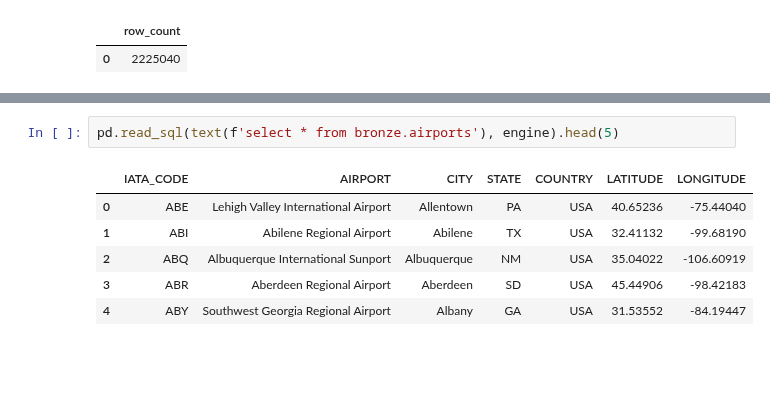
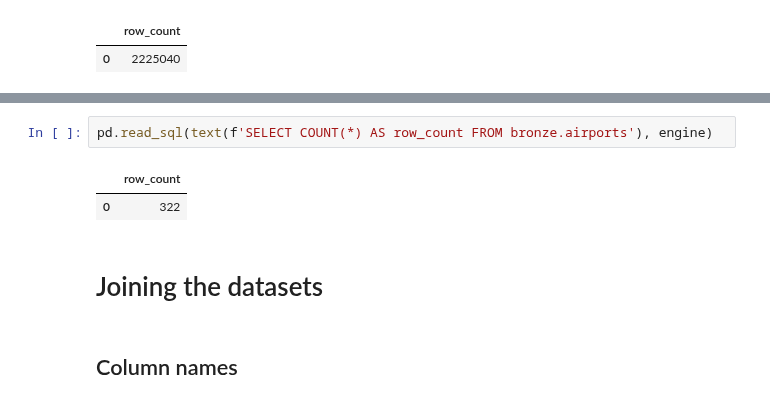
Before and after one commit to edaletsadigov/Flight-delay-analysis-E2E, a Jupyter notebook: notebooks/02_bronze.ipynb, the cells around one changed output, grey strips where cells are left out. Cells and saved outputs as stored; diff of their text form; blank space fills up the shorter version.

Commit message:
Update bronze data processing notebooks

```diff
--- a/notebooks/02_bronze.ipynb
+++ b/notebooks/02_bronze.ipynb
@@ -30,9 +25,9 @@ pd.read_sql(text(f"SELECT * FROM bronze.airlines"), engine).head(10)
 # %%
-pd.read_sql(text(f'select * from bronze.airports'), engine).head(5)
+pd.read_sql(text(f'SELECT COUNT(*) AS row_count FROM bronze.airports'), engine)
 # %% [output]
-|  | IATA_CODE | AIRPORT | CITY | STATE | COUNTRY | LATITUDE | LONGITUDE |
-| 0 | ABE | Lehigh Valley International Airport | Allentown | PA | USA | 40.65236 | -75.44040 |
-| 1 | ABI | Abilene Regional Airport | Abilene | TX | USA | 32.41132 | -99.68190 |
-| 2 | ABQ | Albuquerque International Sunport | Albuquerque | NM | USA | 35.04022 | -106.60919 |
-| 3 | ABR | Aberdeen Regional Airport | Aberdeen | SD | USA | 45.44906 | -98.42183 |
-| 4 | ABY | Southwest Georgia Regional Airport | Albany | GA | USA | 31.53552 | -84.19447 |
+|  | row_count |
+| 0 | 322 |
+# %% [markdown]
+# Joining the datasets
+# %% [markdown]
+## Column names
```
Also changed, not shown: parts of 19 cells of this notebook, 2 other files.
